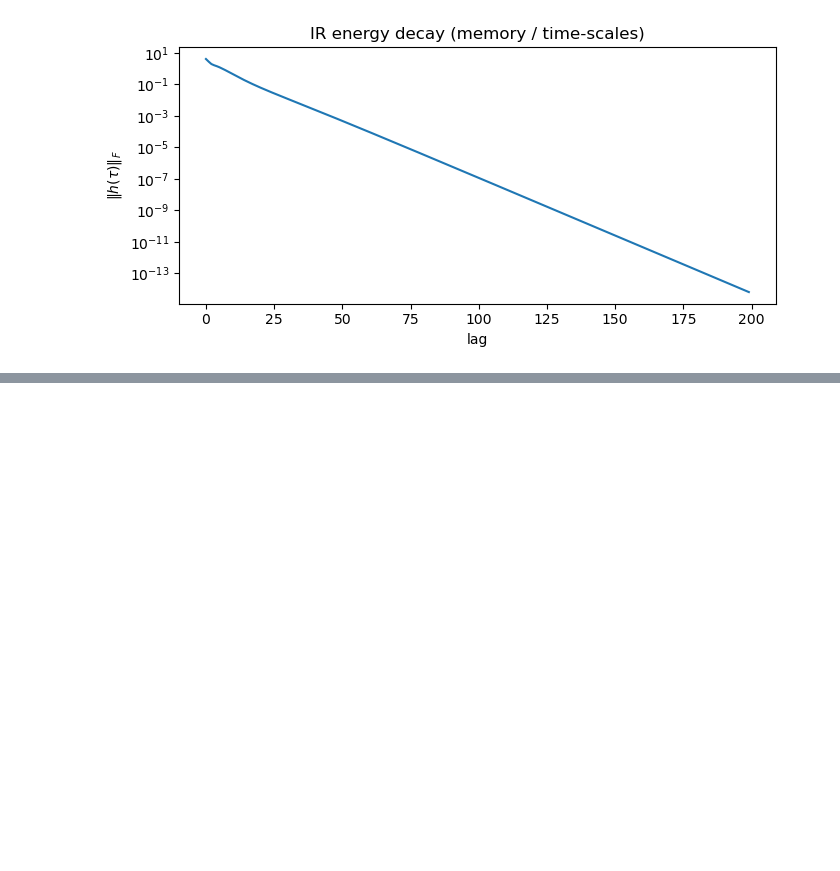
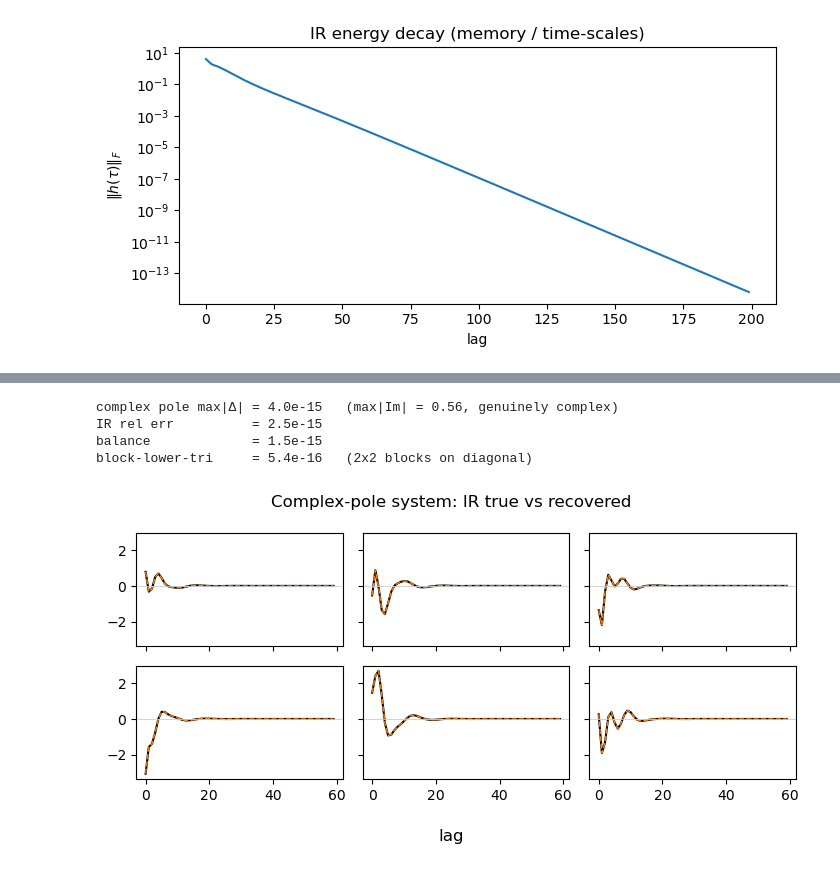
Before and after one commit to QFStudent/genesis-alpha, a Jupyter notebook: notebooks/test_mor.ipynb, the cells around one changed output, grey strips where cells are left out. Cells and saved outputs as stored; diff of their text form; code cells hidden in the pictures; blank space fills up the shorter version.

```diff
--- a/notebooks/test_mor.ipynb
+++ b/notebooks/test_mor.ipynb
@@ -81,0 +121,41 @@ array([0.00523246, 0.04632223, 0.12447962, 0.23205404, 0.35851535,
+# %%
+def rot(r, th):
+    return r * np.array([[np.cos(th), -np.sin(th)], [np.sin(th), np.cos(th)]])
+
+A0c = la.block_diag(rot(0.8, 0.5), rot(0.6, 1.2), np.array([[0.3]]), rot(0.7, 0.9))
+m = A0c.shape[0]
+rc = np.random.default_rng(1)
+T = rc.standard_normal((m, m)); A0c = T @ A0c @ la.inv(T)          # hide the block structure
+B0c = rc.standard_normal((m, 3)); C0c = rc.standard_normal((2, m)); Lc = 200
+irc = np.zeros((2, 3, Lc)); Ak = np.eye(m)
+for kk in range(Lc):
+    irc[:, :, kk] = C0c @ Ak @ B0c; Ak = Ak @ A0c
+
+sysc, Cc = msvdreduce_complex(irc, m)
+Ac, Bc = sysc.A(dense=True), sysc.B(dense=True)
+rec = np.sort_complex(sysc.poles()); true = np.sort_complex(la.eigvals(A0c))
+irc_rec = np.real(np.tensordot(Cc, np.asarray(krylov_basis(Ac, Bc, Lc)), (-1, 0)))
+
+print(f"complex pole max|Δ| = {np.max(np.abs(rec - true)):.1e}   "
+      f"(max|Im| = {np.max(np.abs(rec.imag)):.2f}, genuinely complex)")
+print(f"IR rel err          = {np.linalg.norm(irc_rec - irc) / np.linalg.norm(irc):.1e}")
+print(f"balance             = {np.max(np.abs(Ac @ Ac.T + Bc @ Bc.T - np.eye(m))):.1e}")
+print(f"block-lower-tri     = {np.max(np.abs(np.triu(Ac, 2))):.1e}   (2x2 blocks on diagonal)")
+# %% [output]
+complex pole max|Δ| = 4.0e-15   (max|Im| = 0.56, genuinely complex)
+IR rel err          = 2.5e-15
+balance             = 1.5e-15
+block-lower-tri     = 5.4e-16   (2x2 blocks on diagonal)
+# %%
+showc = min(60, Lc)
+fig, axes = plt.subplots(2, 3, figsize=(2.4 * 3, 1.8 * 2), sharex=True, sharey=True)
+for i in range(2):
+    for j in range(3):
+        ax = axes[i, j]
+        ax.plot(np.arange(showc), irc[i, j, :showc], "k-", lw=1.5, label="true")
+        ax.plot(np.arange(showc), irc_rec[i, j, :showc], "C1--", lw=1, label="recovered")
+        ax.axhline(0, color="0.8", lw=0.6)
+fig.supxlabel("lag"); fig.suptitle("Complex-pole system: IR true vs recovered")
+fig.tight_layout(); plt.show()
+# %% [output]
+[figure, added]
```
Also changed, not shown: parts of 36 cells of this notebook, 34 other files.
